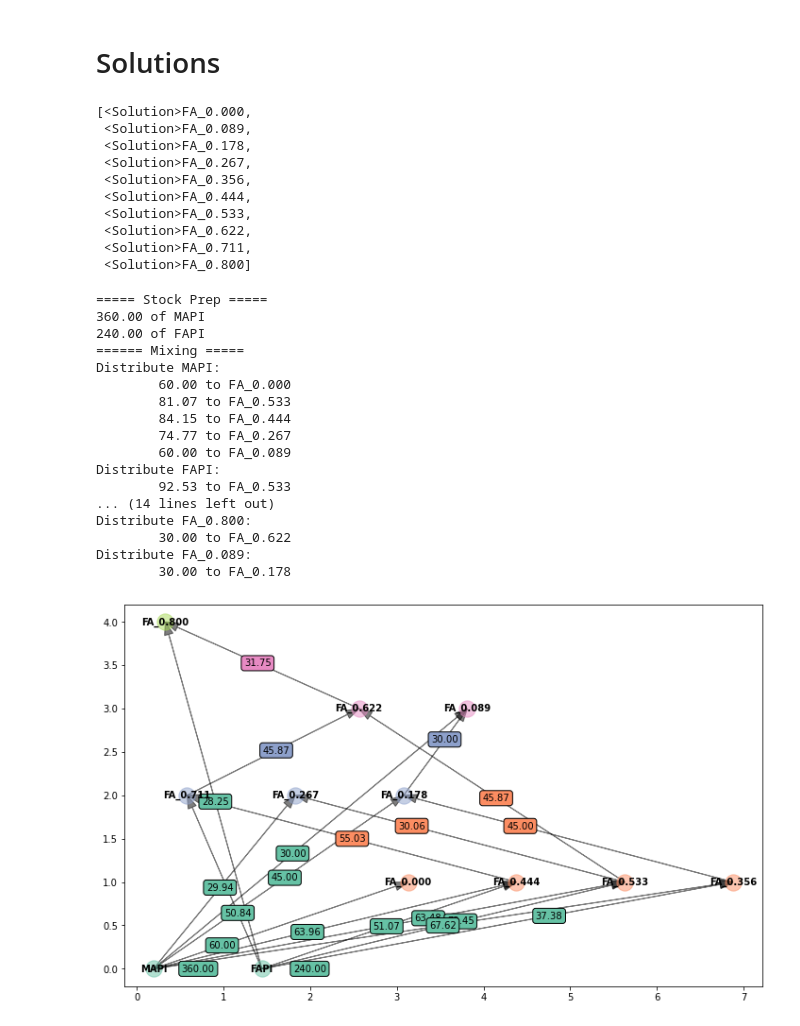
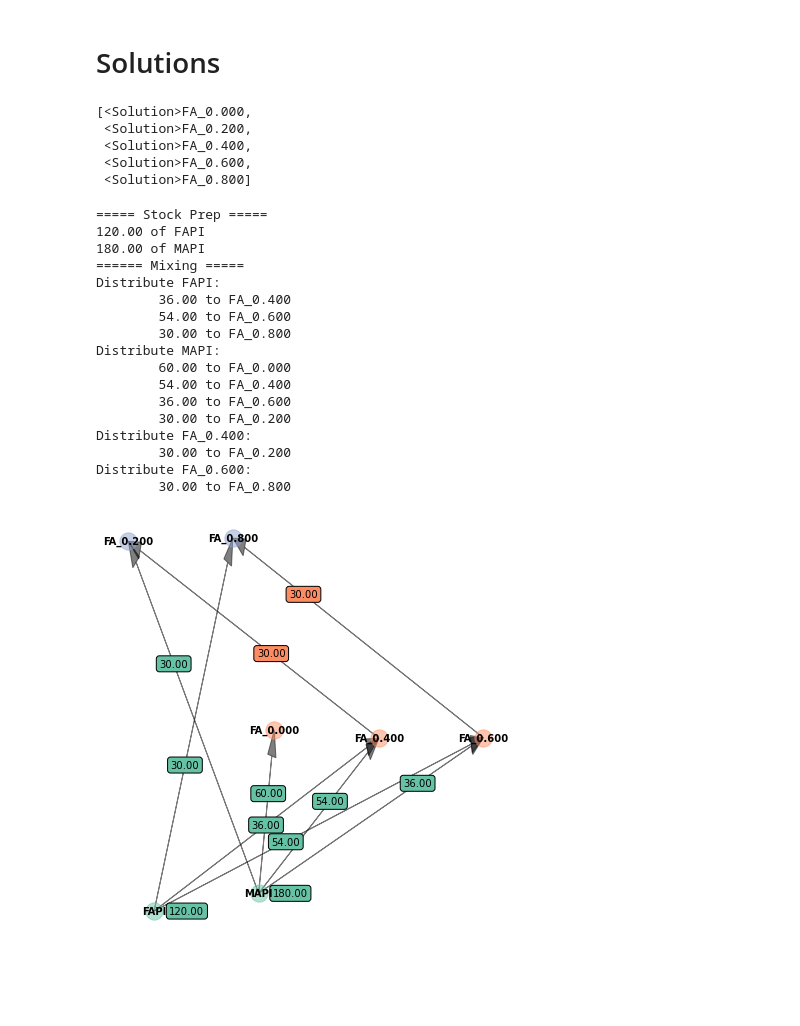
Before and after one commit to rekumar/mixsol, a Jupyter notebook: Example Notebooks/Solution Mixing.ipynb, the cells around one changed output. Saved outputs shown, nothing was run; the diff lists cells and outputs as text; code cells hidden in the pictures; blank space fills up the shorter version.

```diff
--- a/Example Notebooks/Solution Mixing.ipynb
+++ b/Example Notebooks/Solution Mixing.ipynb
@@ -82,7 +83,7 @@ stock_solutions = [
 
 
 densetargets = []
-for a in np.linspace(0, 0.8, 10):
+for a in np.linspace(0, 0.8, 5):
     densetargets.append(Solution(
         solutes=f"FA{a:0.3f}_MA{1-a:.3f}_Pb_I3",
         solvent="DMF9_DMSO1",
@@ -93,14 +94,9 @@ for a in np.linspace(0, 0.8, 10):
 densetargets
 # %% [output]
 [<Solution>FA_0.000,
- <Solution>FA_0.089,
- <Solution>FA_0.178,
- <Solution>FA_0.267,
- <Solution>FA_0.356,
- <Solution>FA_0.444,
- <Solution>FA_0.533,
- <Solution>FA_0.622,
- <Solution>FA_0.711,
+ <Solution>FA_0.200,
+ <Solution>FA_0.400,
+ <Solution>FA_0.600,
  <Solution>FA_0.800]
 # %%
 sm = Mixer(stock_solutions, {t:60 for t in densetargets})
@@ -110,23 +106,24 @@ sm.solve(min_volume=20, max_inputs = 3)
 sm.print()
 # %% [output]
 ===== Stock Prep =====
-360.00 of MAPI
-240.00 of FAPI
+120.00 of FAPI
+180.00 of MAPI
 ====== Mixing =====
+Distribute FAPI:
+        36.00 to FA_0.400
+        54.00 to FA_0.600
+        30.00 to FA_0.800
 Distribute MAPI:
         60.00 to FA_0.000
-        81.07 to FA_0.533
-        84.15 to FA_0.444
-        74.77 to FA_0.267
-        60.00 to FA_0.089
-Distribute FAPI:
-        92.53 to FA_0.533
-... (14 lines left out)
-Distribute FA_0.800:
-        30.00 to FA_0.622
-Distribute FA_0.089:
-        30.00 to FA_0.178
+        54.00 to FA_0.400
+        36.00 to FA_0.600
+        30.00 to FA_0.200
+Distribute FA_0.400:
+        30.00 to FA_0.200
+Distribute FA_0.600:
+        30.00 to FA_0.800
-# %%
-sm.plot()
-# %% [output]
-[figure, removed]
+# %%
+fig, ax = plt.subplots(figsize=(6,6))
+sm.plot(ax=ax)
+# %% [output]
+[figure, added]
```
Also changed, not shown: parts of 2 cells of this notebook, 2 other files.
